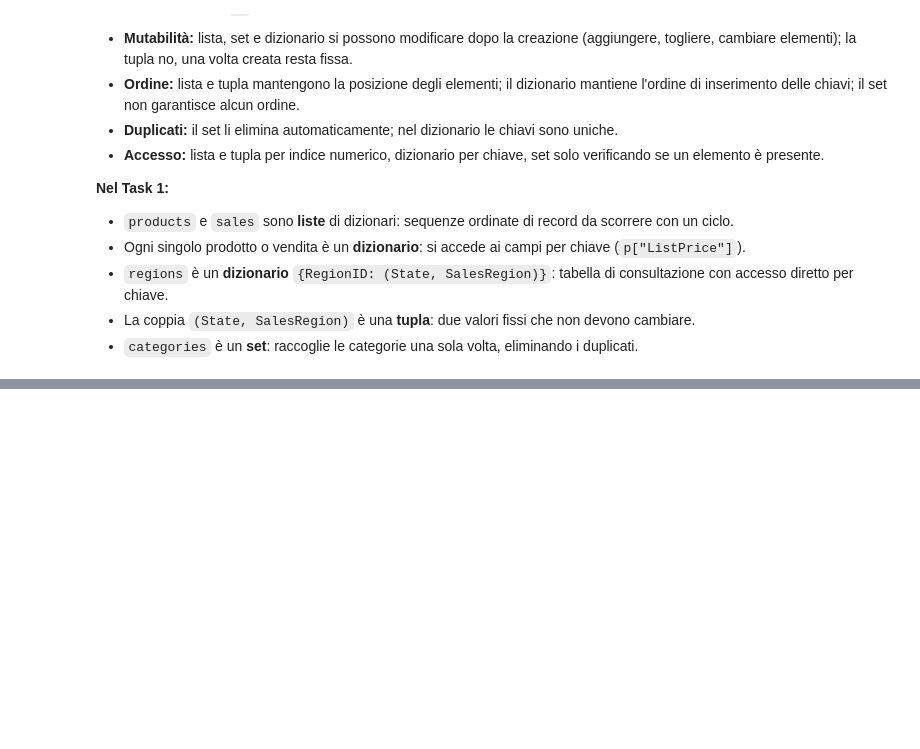
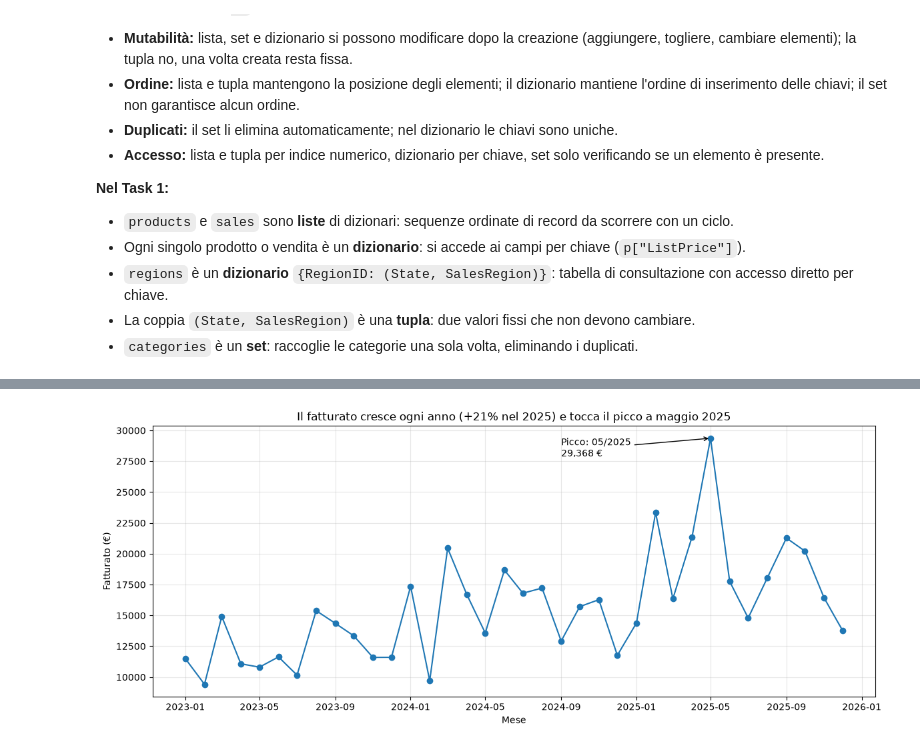
Before and after one commit to gfercioni/Giovanni_Fercioni_esercitazione_finale_M4, a Jupyter notebook: main.ipynb, the cells around one changed output, grey strips where cells are left out. Saved outputs shown, nothing was run; the diff lists cells and outputs as text; code cells hidden in the pictures; blank space fills up the shorter version.

Commit message:
finito fino a task 4

```diff
--- a/main.ipynb
+++ b/main.ipynb
@@ -220,0 +840,10 @@ Fatturato cumulato: 10164.8
+# %%
+# Es 3c punto 1
+
+print("Tipo prima:", sales_full["SalesDate"].dtype)
+
+# conversione da testo a data
+sales_full["SalesDate"] = pd.to_datetime(sales_full["SalesDate"])
+
+# verifica del nuovo tipo
+sales_full.dtypes
@@ -220,0 +871,9 @@ Fatturato cumulato: 10164.8
+# %%
+# Es 3c punto 2
+
+sales_full["Year"] = sales_full["SalesDate"].dt.year
+sales_full["Month"] = sales_full["SalesDate"].dt.month
+sales_full["Weekday"] = sales_full["SalesDate"].dt.day_name()
+
+# verifica
+sales_full[["SalesDate", "Year", "Month", "Weekday"]].head(10)
@@ -220,0 +1029,32 @@ Fatturato cumulato: 10164.8
+# %%
+# Es 4 punto 1
+
+# dalla serie mensile del Task 3c: indice (Year, Month) → colonne normali + data del mese
+monthly_plot = monthly.reset_index()
+monthly_plot["Period"] = pd.to_datetime(
+    dict(year=monthly_plot["Year"], month=monthly_plot["Month"], day=1)
+)
+
+# mese di picco
+peak = monthly_plot.loc[monthly_plot["Revenue"].idxmax()]
+
+fig, ax = plt.subplots(figsize=(12, 5))
+ax.plot(monthly_plot["Period"], monthly_plot["Revenue"], marker="o")
+
+# annotazione del mese di picco
+ax.annotate(
+    f"Picco: {peak['Period']:%m/%Y}\n{peak['Revenue']:,.0f} €",
+    xy=(peak["Period"], peak["Revenue"]),
+    xytext=(peak["Period"] - pd.DateOffset(months=8), peak["Revenue"] * 0.95),
+    arrowprops=dict(arrowstyle="->"),
+)
+
+ax.set_title("Il fatturato cresce ogni anno (+21% nel 2025) e tocca il picco a maggio 2025")
+ax.set_xlabel("Mese")
+ax.set_ylabel("Fatturato (€)")
+ax.grid(alpha=0.3)
+
+plt.tight_layout()
+plt.show()
+# %% [output]
+[figure, added]
```
Also changed, not shown: parts of 45 cells of this notebook.
